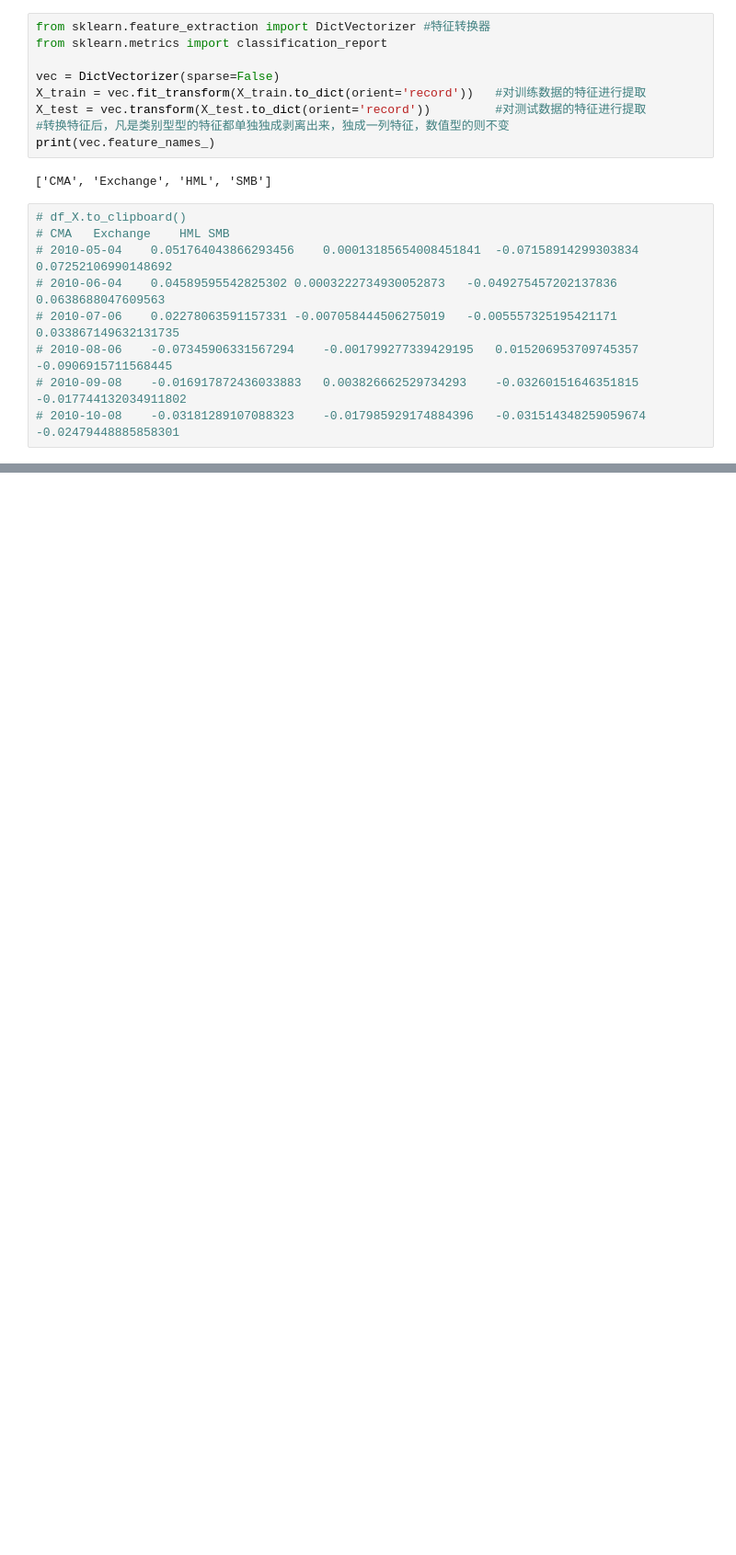
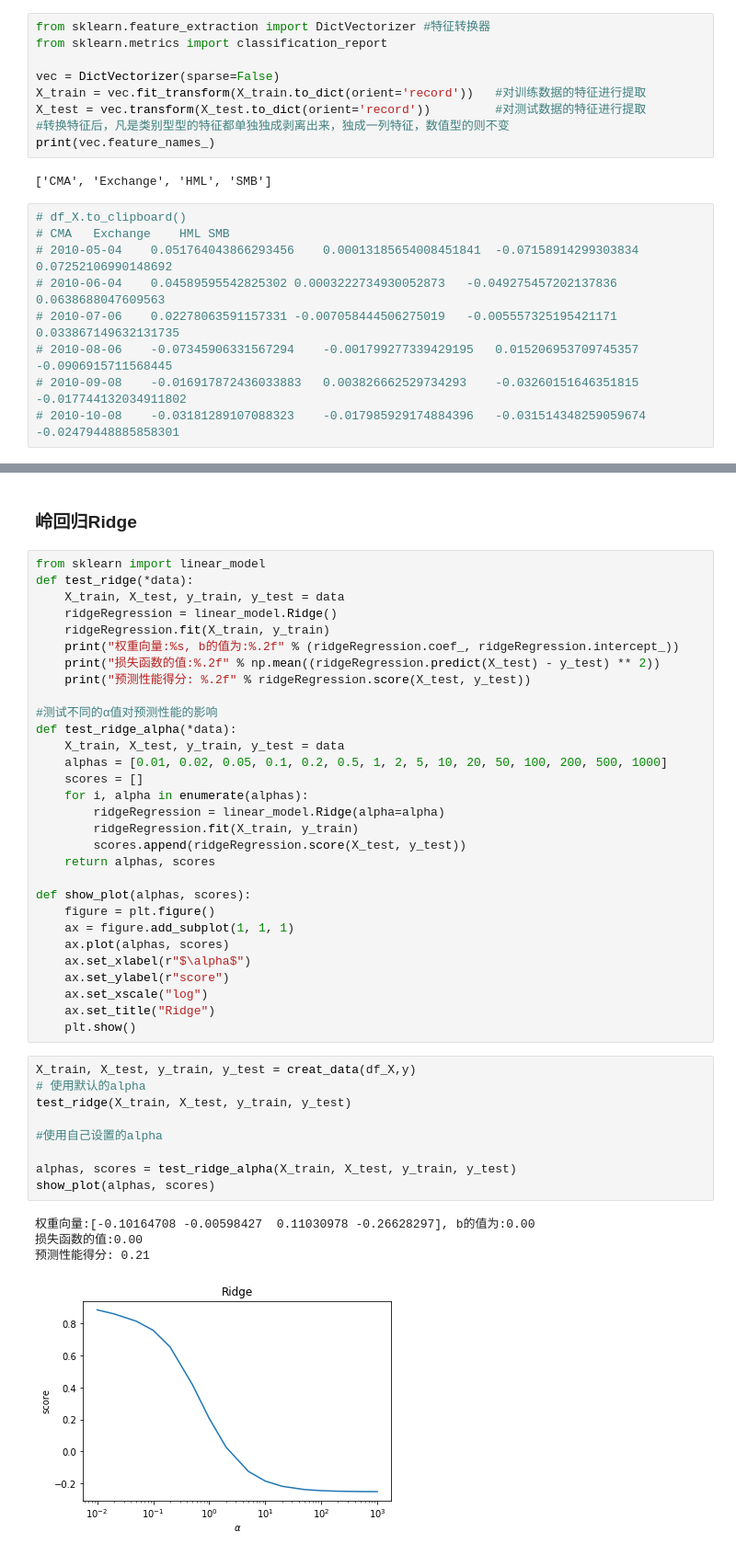
Before and after one commit to brainee/fama, a Jupyter notebook: fama5/zy-fama-frech-5.ipynb, the cells around one changed output, grey strips where cells are left out. Shown: that part at 92% size. Saved outputs shown, nothing was run; the diff lists cells and outputs as text; blank space fills up the shorter version.

Commit message:
add ridge and lasso regression

```diff
--- a/fama5/zy-fama-frech-5.ipynb
+++ b/fama5/zy-fama-frech-5.ipynb
@@ -642,0 +697,46 @@ y_predict=grid_search.predict(X_test)
+# %% [markdown]
+### 岭回归Ridge
+# %%
+from sklearn import linear_model
+def test_ridge(*data):
+    X_train, X_test, y_train, y_test = data
+    ridgeRegression = linear_model.Ridge()
+    ridgeRegression.fit(X_train, y_train)
+    print("权重向量:%s, b的值为:%.2f" % (ridgeRegression.coef_, ridgeRegression.intercept_))
+    print("损失函数的值:%.2f" % np.mean((ridgeRegression.predict(X_test) - y_test) ** 2))
+    print("预测性能得分: %.2f" % ridgeRegression.score(X_test, y_test))
+
+#测试不同的α值对预测性能的影响
+def test_ridge_alpha(*data):
+    X_train, X_test, y_train, y_test = data
+    alphas = [0.01, 0.02, 0.05, 0.1, 0.2, 0.5, 1, 2, 5, 10, 20, 50, 100, 200, 500, 1000]
+    scores = []
+    for i, alpha in enumerate(alphas):
+        ridgeRegression = linear_model.Ridge(alpha=alpha)
+        ridgeRegression.fit(X_train, y_train)
+        scores.append(ridgeRegression.score(X_test, y_test))
+    return alphas, scores
+
+def show_plot(alphas, scores):
+    figure = plt.figure()
+    ax = figure.add_subplot(1, 1, 1)
+    ax.plot(alphas, scores)
+    ax.set_xlabel(r"$\alpha$")
+    ax.set_ylabel(r"score")
+    ax.set_xscale("log")
+    ax.set_title("Ridge")
+    plt.show()
+# %%
+X_train, X_test, y_train, y_test = creat_data(df_X,y)
+# 使用默认的alpha
+test_ridge(X_train, X_test, y_train, y_test)
+
+#使用自己设置的alpha
+
+alphas, scores = test_ridge_alpha(X_train, X_test, y_train, y_test)
+show_plot(alphas, scores)
+# %% [output]
+权重向量:[-0.10164708 -0.00598427  0.11030978 -0.26628297], b的值为:0.00
+损失函数的值:0.00
+预测性能得分: 0.21
+[figure, added]
```
Also changed, not shown: parts of 21 cells of this notebook.
